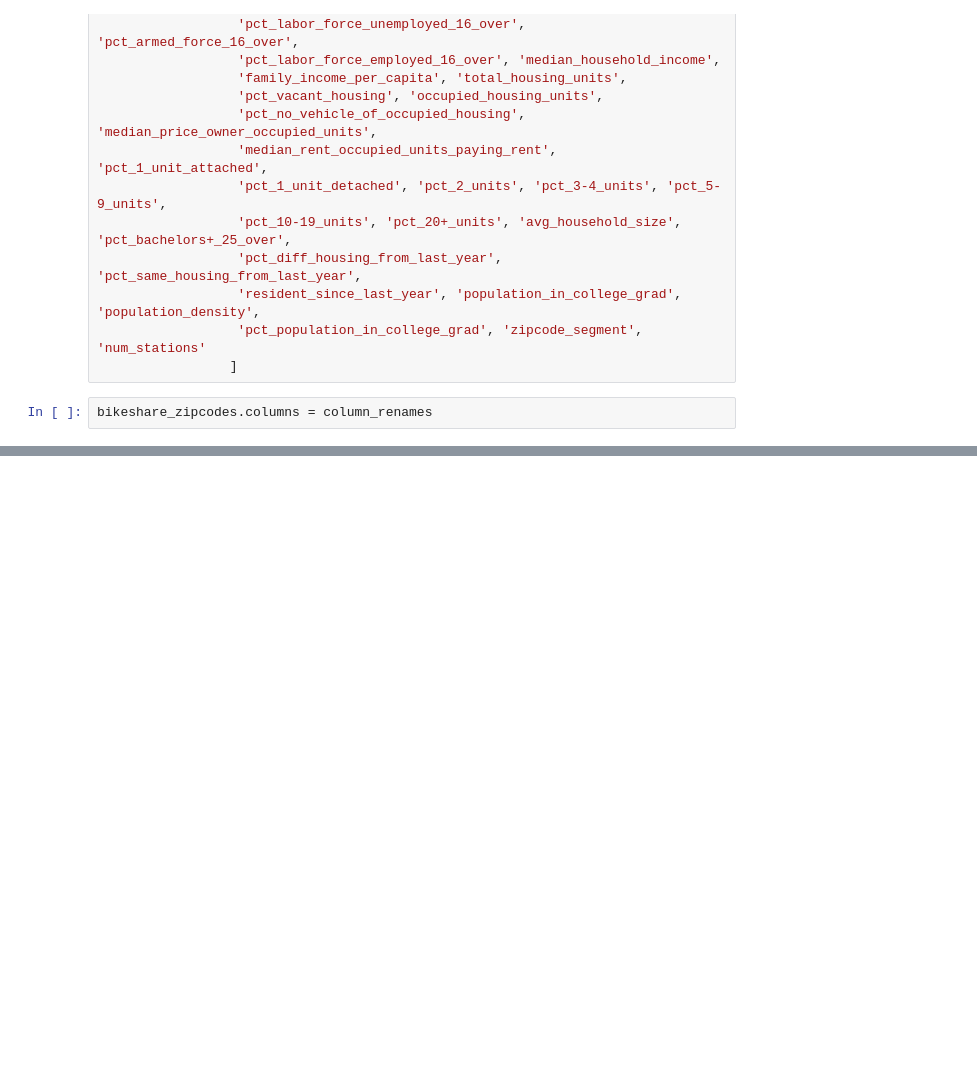
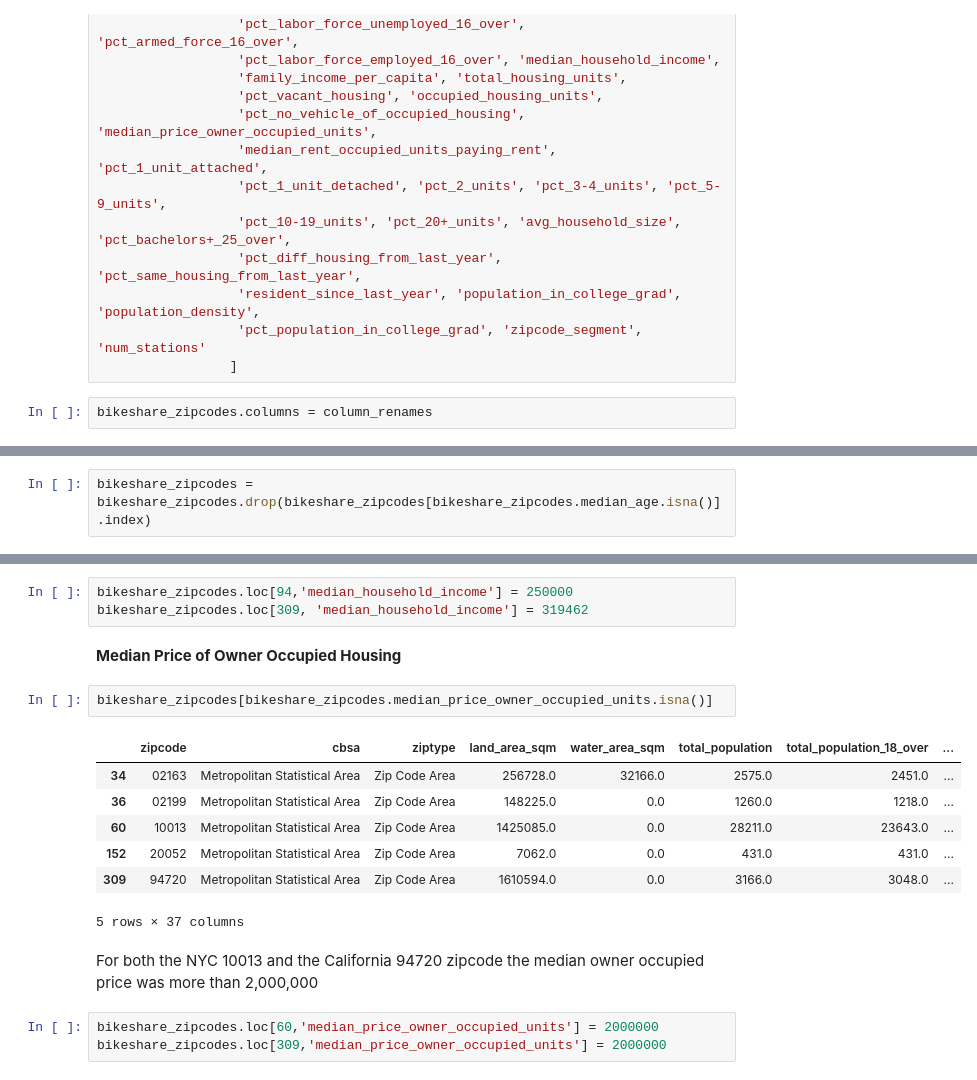
Before and after one commit to Williamdst/Bike-Share-USA, a Jupyter notebook: V_Prediction.ipynb, the cells around one changed output, grey strips where cells are left out. Drawn from its saved outputs; the diff is of its cells as text; blank space fills up the shorter version.

```diff
--- a/V_Prediction.ipynb
+++ b/V_Prediction.ipynb
@@ -136,0 +200,2 @@ bikeshare_zipcodes.columns = column_renames
+# %%
+bikeshare_zipcodes = bikeshare_zipcodes.drop(bikeshare_zipcodes[bikeshare_zipcodes.median_age.isna()].index)
@@ -136,0 +240,20 @@ bikeshare_zipcodes.columns = column_renames
+# %%
+bikeshare_zipcodes.loc[94,'median_household_income'] = 250000
+bikeshare_zipcodes.loc[309, 'median_household_income'] = 319462
+# %% [markdown]
+**Median Price of Owner Occupied Housing**
+# %%
+bikeshare_zipcodes[bikeshare_zipcodes.median_price_owner_occupied_units.isna()]
+# %% [output]
+|  | zipcode | cbsa | ziptype | land_area_sqm | water_area_sqm | total_population | total_population_18_over | ... |
+| 34 | 02163 | Metropolitan Statistical Area | Zip Code Area | 256728.0 | 32166.0 | 2575.0 | 2451.0 | ... |
+| 36 | 02199 | Metropolitan Statistical Area | Zip Code Area | 148225.0 | 0.0 | 1260.0 | 1218.0 | ... |
+| 60 | 10013 | Metropolitan Statistical Area | Zip Code Area | 1425085.0 | 0.0 | 28211.0 | 23643.0 | ... |
+| 152 | 20052 | Metropolitan Statistical Area | Zip Code Area | 7062.0 | 0.0 | 431.0 | 431.0 | ... |
+| 309 | 94720 | Metropolitan Statistical Area | Zip Code Area | 1610594.0 | 0.0 | 3166.0 | 3048.0 | ... |
+5 rows × 37 columns
+# %% [markdown]
+For both the NYC 10013 and the California 94720 zipcode the median owner occupied price was more than 2,000,000
+# %%
+bikeshare_zipcodes.loc[60,'median_price_owner_occupied_units'] = 2000000
+bikeshare_zipcodes.loc[309,'median_price_owner_occupied_units'] = 2000000
```
Also changed, not shown: parts of 16 cells of this notebook.
